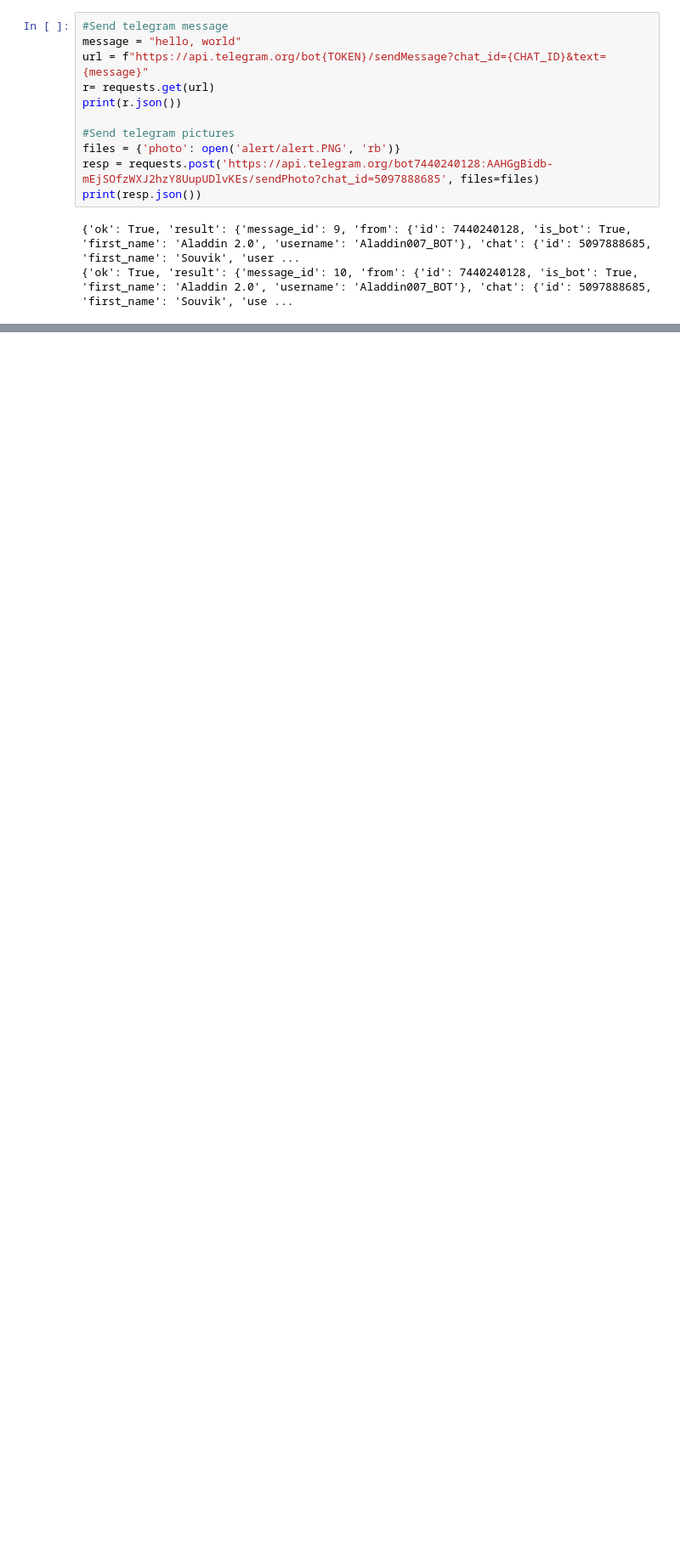
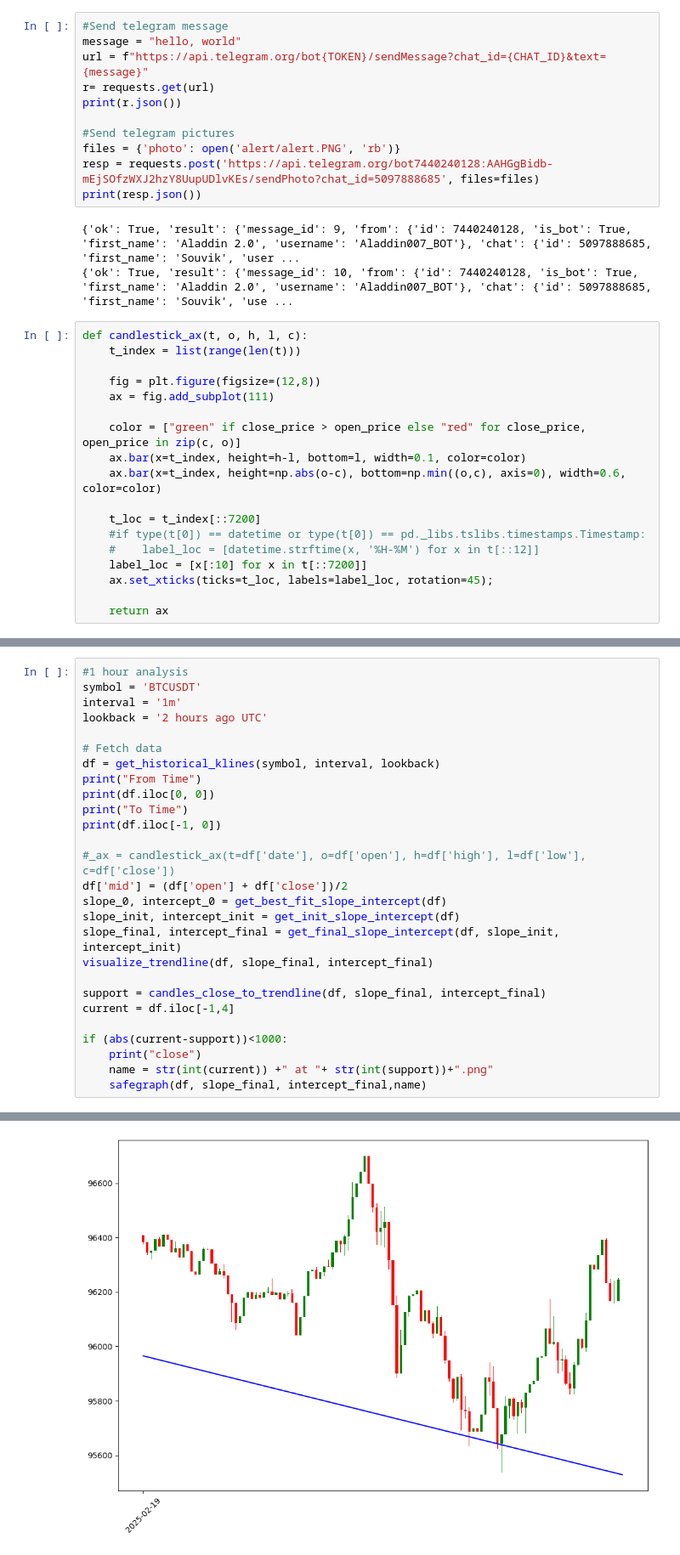
Before and after one commit to Souvik-Daw/Aladdin-2.0, a Jupyter notebook: Analysing Binance Data.ipynb, the cells around one changed output, grey strips where cells are left out. Shown: that part at 85% size. Drawn from its saved outputs; the diff is of its cells as text; blank space fills up the shorter version.

```diff
--- a/Analysing Binance Data.ipynb
+++ b/Analysing Binance Data.ipynb
@@ -83,3 +107,21 @@ print(resp.json())
 # %% [output]
 {'ok': True, 'result': {'message_id': 9, 'from': {'id': 7440240128, 'is_bot': True, 'first_name': 'Aladdin 2.0', 'username': 'Aladdin007_BOT'}, 'chat': {'id': 5097888685, 'first_name': 'Souvik', 'user ...
 {'ok': True, 'result': {'message_id': 10, 'from': {'id': 7440240128, 'is_bot': True, 'first_name': 'Aladdin 2.0', 'username': 'Aladdin007_BOT'}, 'chat': {'id': 5097888685, 'first_name': 'Souvik', 'use ...
+# %%
+def candlestick_ax(t, o, h, l, c):
+    t_index = list(range(len(t)))
+
+    fig = plt.figure(figsize=(12,8))
+    ax = fig.add_subplot(111)
+
+    color = ["green" if close_price > open_price else "red" for close_price, open_price in zip(c, o)]
+    ax.bar(x=t_index, height=h-l, bottom=l, width=0.1, color=color)
+    ax.bar(x=t_index, height=np.abs(o-c), bottom=np.min((o,c), axis=0), width=0.6, color=color)
+
+    t_loc = t_index[::7200]
+    #if type(t[0]) == datetime or type(t[0]) == pd._libs.tslibs.timestamps.Timestamp:
+    #    label_loc = [datetime.strftime(x, '%H-%M') for x in t[::12]]
+    label_loc = [x[:10] for x in t[::7200]]
+    ax.set_xticks(ticks=t_loc, labels=label_loc, rotation=45);
+
+    return ax
@@ -85,0 +233,28 @@ print(resp.json())
+# %%
+#1 hour analysis
+symbol = 'BTCUSDT'
+interval = '1m'
+lookback = '2 hours ago UTC'
+
+# Fetch data
+df = get_historical_klines(symbol, interval, lookback)
+print("From Time")
+print(df.iloc[0, 0])
+print("To Time")
+print(df.iloc[-1, 0])
+
+#_ax = candlestick_ax(t=df['date'], o=df['open'], h=df['high'], l=df['low'], c=df['close'])
+df['mid'] = (df['open'] + df['close'])/2
+slope_0, intercept_0 = get_best_fit_slope_intercept(df)
+slope_init, intercept_init = get_init_slope_intercept(df)
+slope_final, intercept_final = get_final_slope_intercept(df, slope_init, intercept_init)
+visualize_trendline(df, slope_final, intercept_final)
+
+support = candles_close_to_trendline(df, slope_final, intercept_final)
+current = df.iloc[-1,4]
+
+if (abs(current-support))<1000:
+    print("close")
+    name = str(int(current)) +" at "+ str(int(support))+".png"
+    safegraph(df, slope_final, intercept_final,name)
+# %% [output]
@@ -85,0 +266 @@ print(resp.json())
+[figure, added]
```
Also changed, not shown: parts of 5 cells of this notebook, 2 other files.
